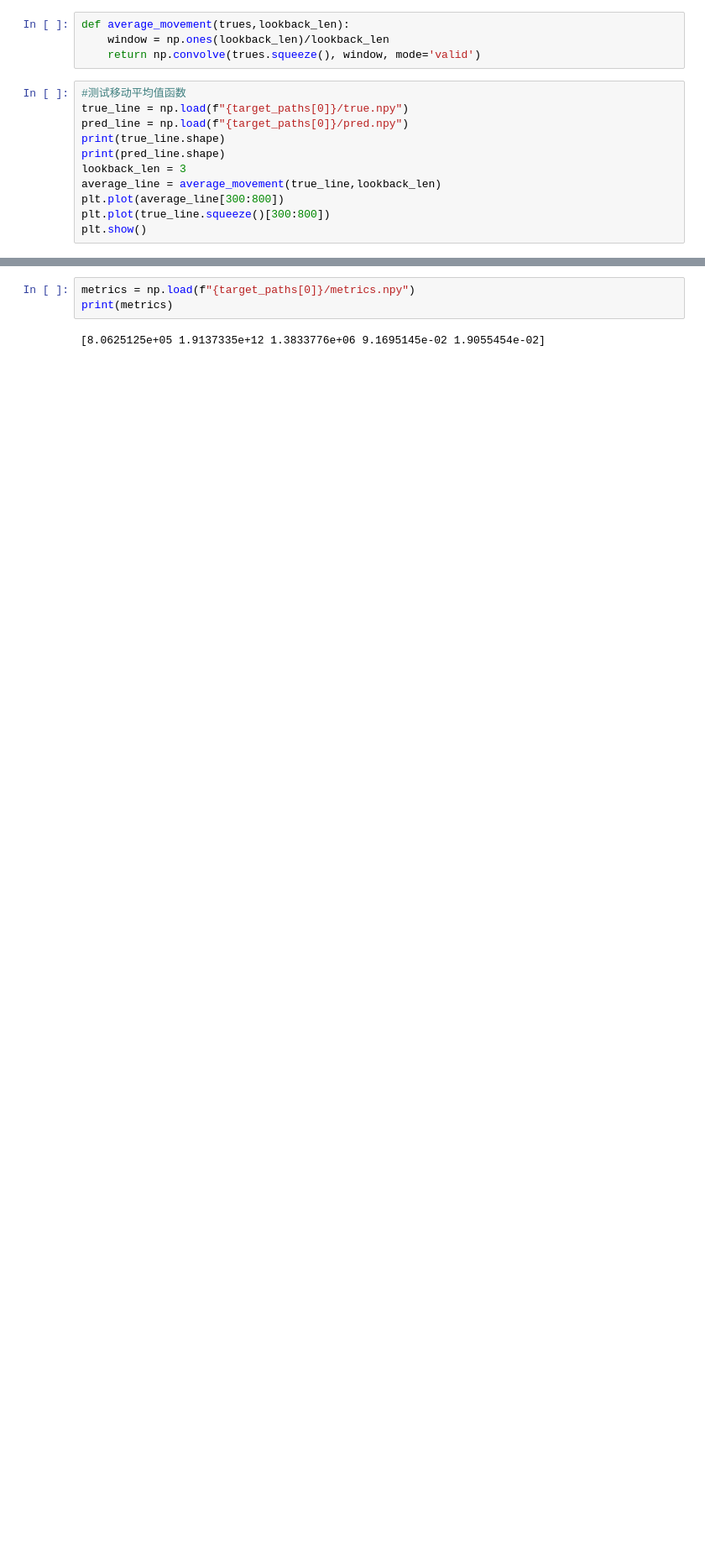
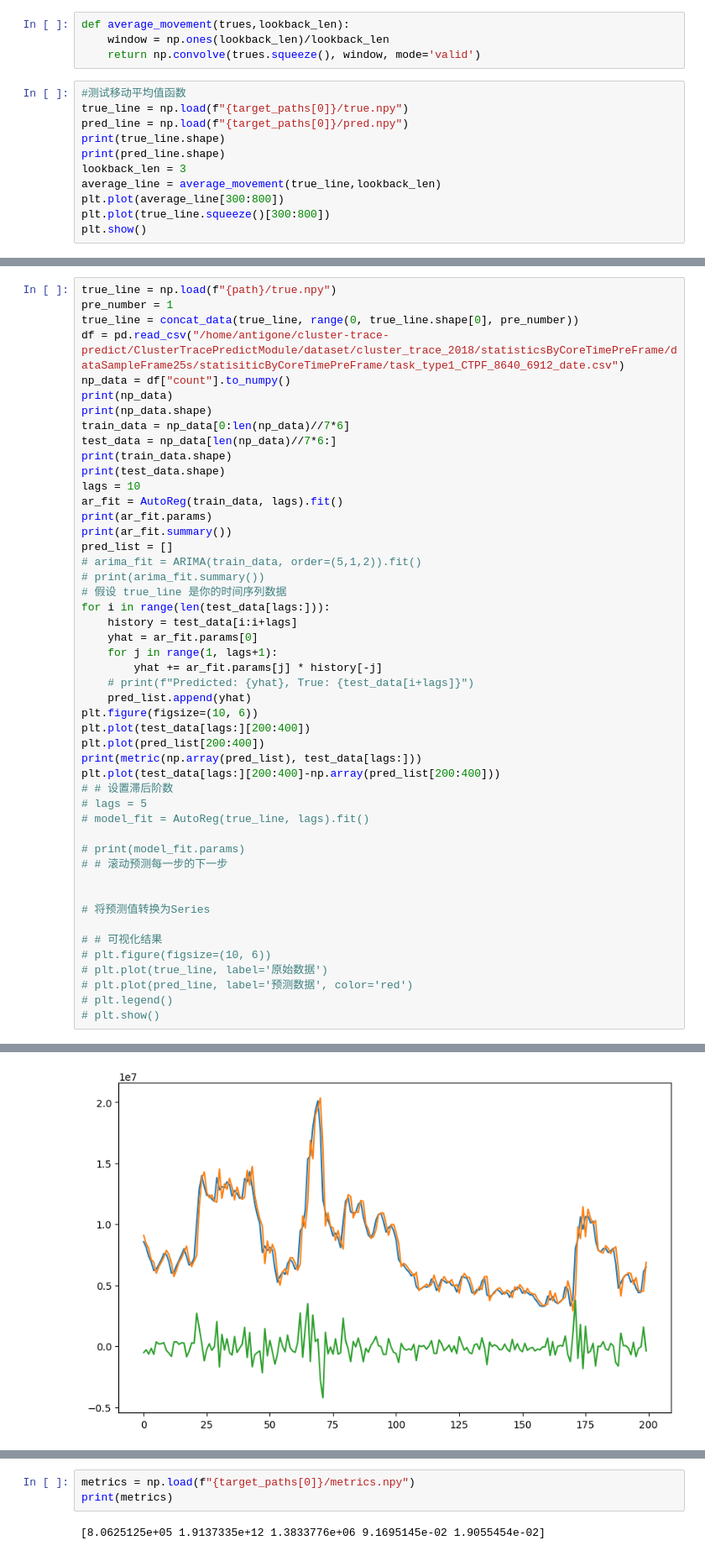
Before and after one commit to antigoneum/ClusterTracePredictModule, a Jupyter notebook: plot.ipynb, the cells around one changed output, grey strips where cells are left out. Shown at 84% size. Cells and saved outputs as stored; diff of their text form; blank space fills up the shorter version.

```diff
--- a/plot.ipynb
+++ b/plot.ipynb
@@ -291,0 +310,49 @@ plt.show()
+# %%
+true_line = np.load(f"{path}/true.npy")
+pre_number = 1
+true_line = concat_data(true_line, range(0, true_line.shape[0], pre_number))
+df = pd.read_csv("/home/antigone/cluster-trace-predict/ClusterTracePredictModule/dataset/cluster_trace_2018/statisticsByCoreTimePreFrame/dataSampleFrame25s/statisiticByCoreTimePreFrame/task_type1_CTPF_8640_6912_date.csv")
+np_data = df["count"].to_numpy()
+print(np_data)
+print(np_data.shape)
+train_data = np_data[0:len(np_data)//7*6]
+test_data = np_data[len(np_data)//7*6:]
+print(train_data.shape)
+print(test_data.shape)
+lags = 10
+ar_fit = AutoReg(train_data, lags).fit()
+print(ar_fit.params)
+print(ar_fit.summary())
+pred_list = []
+# arima_fit = ARIMA(train_data, order=(5,1,2)).fit()
+# print(arima_fit.summary())
+# 假设 true_line 是你的时间序列数据
+for i in range(len(test_data[lags:])):
+    history = test_data[i:i+lags]
+    yhat = ar_fit.params[0]
+    for j in range(1, lags+1):
+        yhat += ar_fit.params[j] * history[-j]
+    # print(f"Predicted: {yhat}, True: {test_data[i+lags]}")
+    pred_list.append(yhat)
+plt.figure(figsize=(10, 6))
+plt.plot(test_data[lags:][200:400])
+plt.plot(pred_list[200:400])
+print(metric(np.array(pred_list), test_data[lags:]))
+plt.plot(test_data[lags:][200:400]-np.array(pred_list[200:400]))
+# # 设置滞后阶数
+# lags = 5
+# model_fit = AutoReg(true_line, lags).fit()
+
+# print(model_fit.params)
+# # 滚动预测每一步的下一步
+
+
+# 将预测值转换为Series
+
+# # 可视化结果
+# plt.figure(figsize=(10, 6))
+# plt.plot(true_line, label='原始数据')
+# plt.plot(pred_line, label='预测数据', color='red')
+# plt.legend()
+# plt.show()
+# %% [output]
@@ -292,3 +377,4 @@ plt.show()
+[figure, added]
 # %%
 # 测试预测值, 预测值offset=1, 移动平均值, 朴素预测值的mse差距
 fig, axs = plt.subplots(1, len(target_paths), figsize=(20, 6))
```
Also changed, not shown: parts of 8 cells of this notebook, 1 other file.
